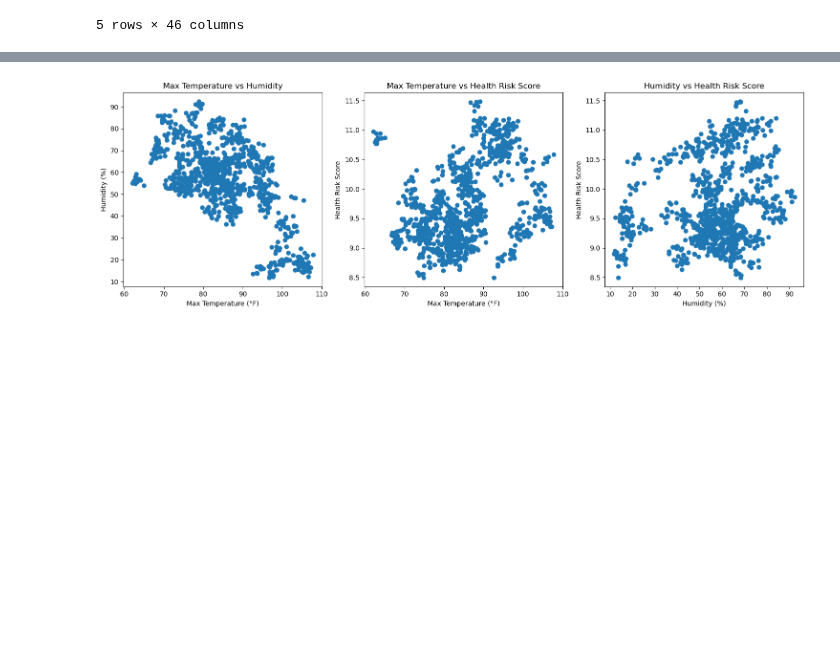
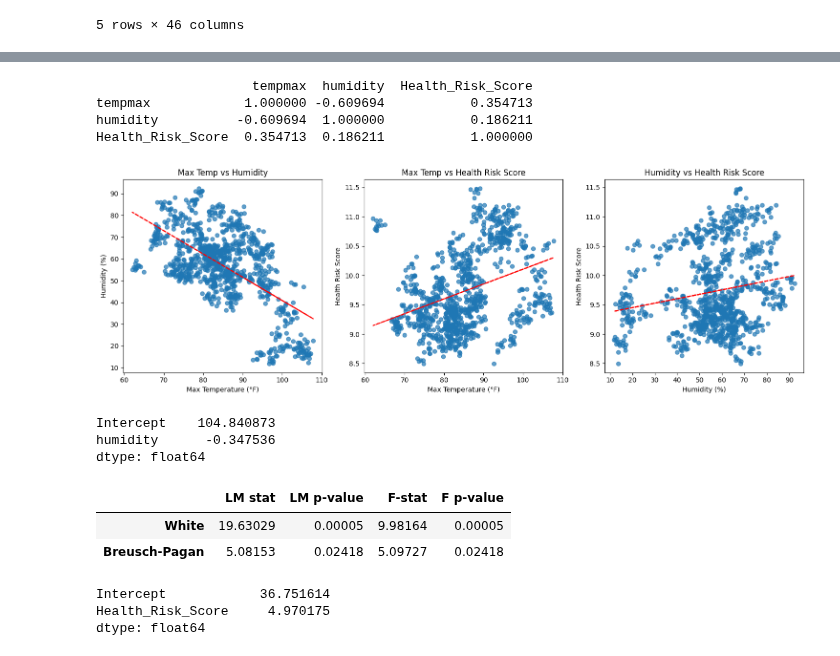
Before and after one commit to DanLightner/BUSA321, a Jupyter notebook: BUSA321/Bivariate Numerical - Weather Analysis.ipynb, the cells around one changed output, grey strips where cells are left out. Saved outputs shown, nothing was run; the diff lists cells and outputs as text; code cells hidden in the pictures; blank space fills up the shorter version.

```diff
--- a/BUSA321/Bivariate Numerical - Weather Analysis.ipynb
+++ b/BUSA321/Bivariate Numerical - Weather Analysis.ipynb
@@ -50,29 +71,87 @@ df.head()
 # %%
-numerical_columns = ['tempmax', 'humidity', 'Health_Risk_Score']
-correlation_matrix = df[numerical_columns].corr()
+correlation_matrix = df[['tempmax', 'humidity', 'Health_Risk_Score']].corr()
+print(correlation_matrix)
+# %% [output]
+                    tempmax  humidity  Health_Risk_Score
+tempmax            1.000000 -0.609694           0.354713
+humidity          -0.609694  1.000000           0.186211
+Health_Risk_Score  0.354713  0.186211           1.000000
 # %%
 import matplotlib.pyplot as plt
+from scipy import stats
 
 plt.figure(figsize=(15, 5))
+
 plt.subplot(1, 3, 1)
-plt.scatter(df['tempmax'], df['humidity'])
+plt.scatter(df['tempmax'], df['humidity'], alpha=0.7)
 plt.xlabel('Max Temperature (°F)')
 plt.ylabel('Humidity (%)')
-plt.title('Max Temperature vs Humidity')
+
+m1, b1, r1, p1, err1 = stats.linregress(df['tempmax'], df['humidity'])
+plt.plot(df['tempmax'], m1 * df['tempmax'] + b1, 'r--')
+plt.title(f'Max Temp vs Humidity')
 
 plt.subplot(1, 3, 2)
-plt.scatter(df['tempmax'], df['Health_Risk_Score'])
+plt.scatter(df['tempmax'], df['Health_Risk_Score'], alpha=0.7)
 plt.xlabel('Max Temperature (°F)')
 plt.ylabel('Health Risk Score')
-plt.title('Max Temperature vs Health Risk Score')
+m2, b2, r2, p2, err2 = stats.linregress(df['tempmax'], df['Health_Risk_Score'])
+plt.plot(df['tempmax'], m2 * df['tempmax'] + b2, 'r--')
+plt.title(f'Max Temp vs Health Risk Score')
 
 plt.subplot(1, 3, 3)
-plt.scatter(df['humidity'], df['Health_Risk_Score'])
+plt.scatter(df['humidity'], df['Health_Risk_Score'], alpha=0.7)
 plt.xlabel('Humidity (%)')
 plt.ylabel('Health Risk Score')
-plt.title('Humidity vs Health Risk Score')
+m3, b3, r3, p3, err3 = stats.linregress(df['humidity'], df['Health_Risk_Score'])
+plt.plot(df['humidity'], m3 * df['humidity'] + b3, 'r--')
+plt.title(f'Humidity vs Health Risk Score')
 
 plt.tight_layout()
+
 plt.show()
 # %% [output]
-[figure, old version]
+[figure, new version]
+# %%
+from statsmodels.stats.diagnostic import het_breuschpagan
+from statsmodels.stats.diagnostic import het_white
+import pandas as pd
+import statsmodels.api as sm
+from statsmodels.formula.api import ols
+
+model = ols(formula='tempmax~humidity', data=df).fit()
+model.params
+
+
+#TEMP AND HUMIDITY
+# %% [output]
+Intercept    104.840873
+humidity      -0.347536
+dtype: float64
+# %%
+white_test = het_white(model.resid,  model.model.exog)
+bp_test = het_breuschpagan(model.resid, model.model.exog)
+output_df = pd.DataFrame(columns=['LM stat', 'LM p-value', 'F-stat', 'F p-value'])
+output_df.loc['White'] = white_test
+output_df.loc['Breusch-Pagan'] = bp_test
+output_df.round(5)
+
+#PAGAN/WHITE TEST
+# %% [output]
+|  | LM stat | LM p-value | F-stat | F p-value |
+| White | 19.63029 | 0.00005 | 9.98164 | 0.00005 |
+| Breusch-Pagan | 5.08153 | 0.02418 | 5.09727 | 0.02418 |
+# %%
+from statsmodels.stats.diagnostic import het_breuschpagan
+from statsmodels.stats.diagnostic import het_white
+import pandas as pd
+import statsmodels.api as sm
+from statsmodels.formula.api import ols
+model = ols(formula='tempmax~Health_Risk_Score', data=df).fit()
+model.params
+
+#Temp and Health Risk
+# %% [output]
+Intercept            36.751614
+Health_Risk_Score     4.970175
+dtype: float64
```
Also changed, not shown: parts of 12 cells of this notebook, 1 other file.
